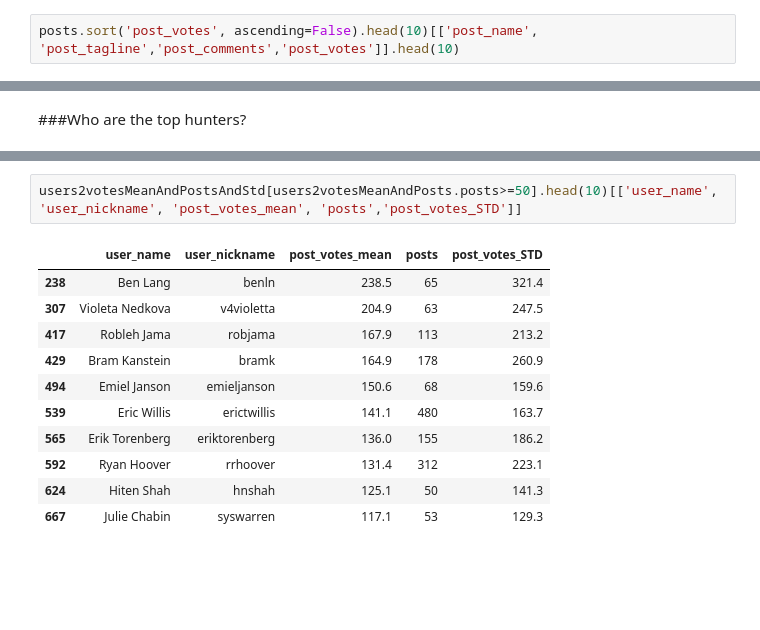
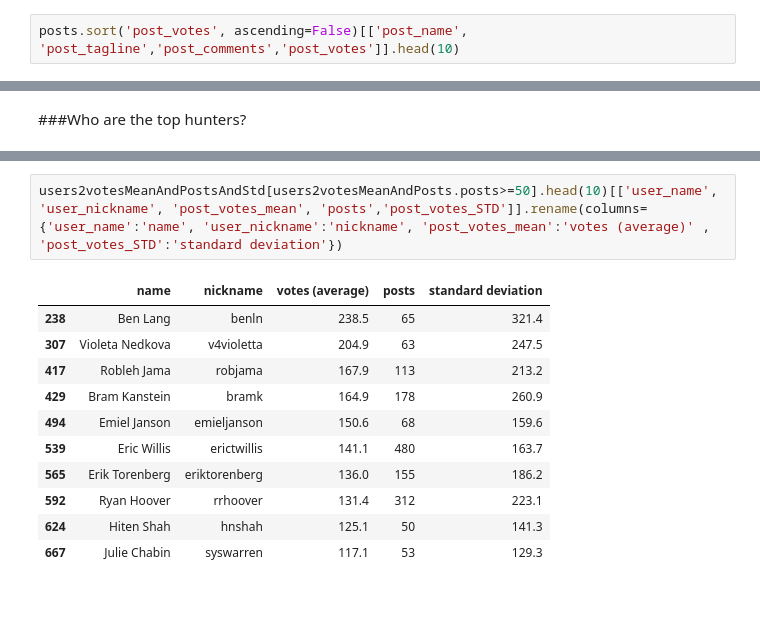
Before and after one commit to edoven/producthunt-analysis, a Jupyter notebook: analysis.ipynb, the cells around one changed output, grey strips where cells are left out. Saved outputs shown, nothing was run; the diff lists cells and outputs as text.

```diff
--- a/analysis.ipynb
+++ b/analysis.ipynb
@@ -108,7 +108,7 @@ median: 3
 # %% [markdown]
 ###Let's get top voted and commented posts
 # %%
-posts.sort('post_votes', ascending=False).head(10)[['post_name', 'post_tagline','post_comments','post_votes']].head(10)
+posts.sort('post_votes', ascending=False)[['post_name', 'post_tagline','post_comments','post_votes']].head(10)
 # %% [output]
 |  | post_name | post_tagline | post_comments | post_votes |
 | 2605 | Startup Stash | A curated directory of 400 resour... | 116 | 2520 |
@@ -229,7 +231,7 @@ users2votesMeanAndPostsAndStd[users2votesMeanAndPosts.posts>=10].head(10)[['user
 # %%
-users2votesMeanAndPostsAndStd[users2votesMeanAndPosts.posts>=50].head(10)[['user_name', 'user_nickname', 'post_votes_mean', 'posts','post_votes_STD']]
+users2votesMeanAndPostsAndStd[users2votesMeanAndPosts.posts>=50].head(10)[['user_name', 'user_nickname', 'post_votes_mean', 'posts','post_votes_STD']].rename(columns={'user_name':'name', 'user_nickname':'nickname', 'post_votes_mean':'votes (average)' , 'post_votes_STD':'standard deviation'})
 # %% [output]
-|  | user_name | user_nickname | post_votes_mean | posts | post_votes_STD |
+|  | name | nickname | votes (average) | posts | standard deviation |
 | 238 | Ben Lang | benln | 238.5 | 65 | 321.4 |
 | 307 | Violeta Nedkova | v4violetta | 204.9 | 63 | 247.5 |
 | 417 | Robleh Jama | robjama | 167.9 | 113 | 213.2 |
```
Also changed, not shown: parts of 9 cells of this notebook.
